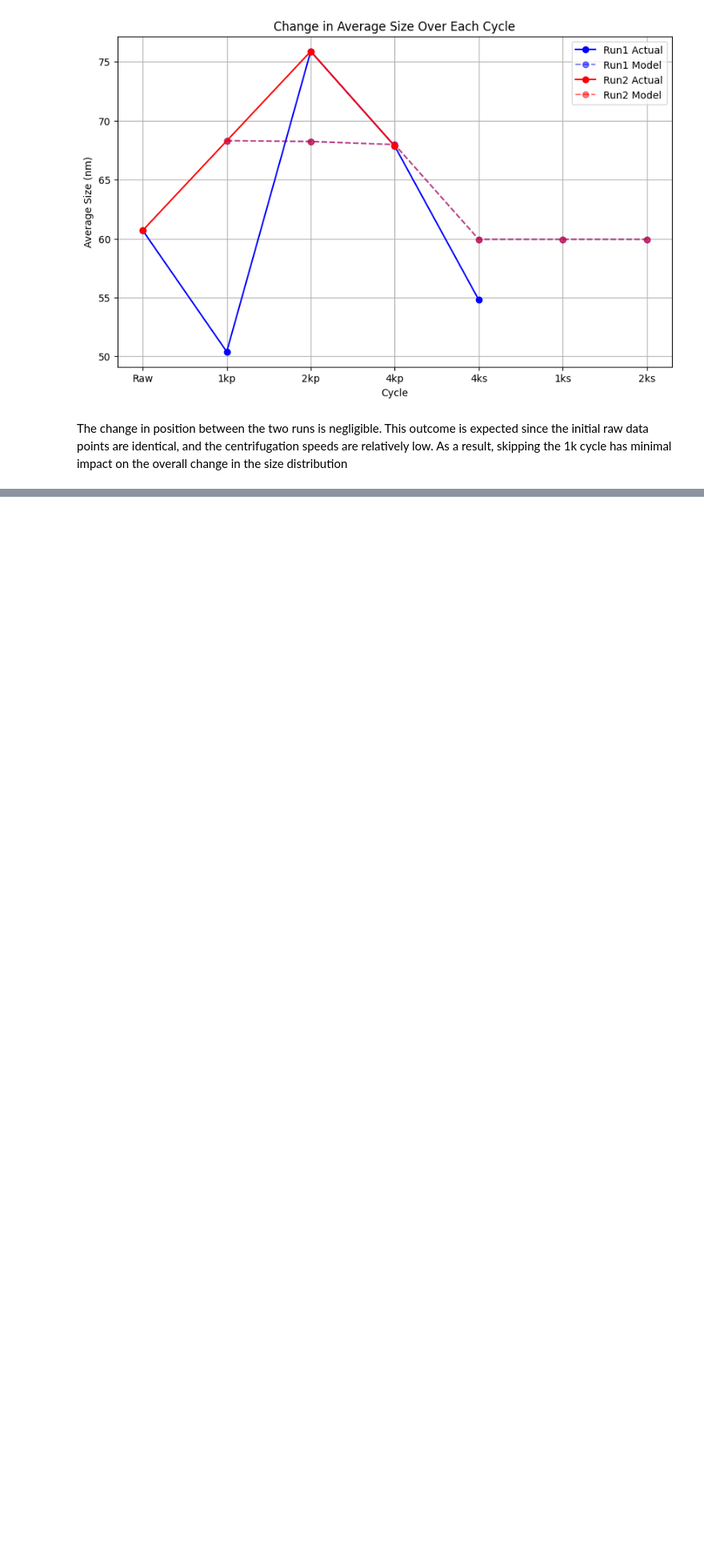
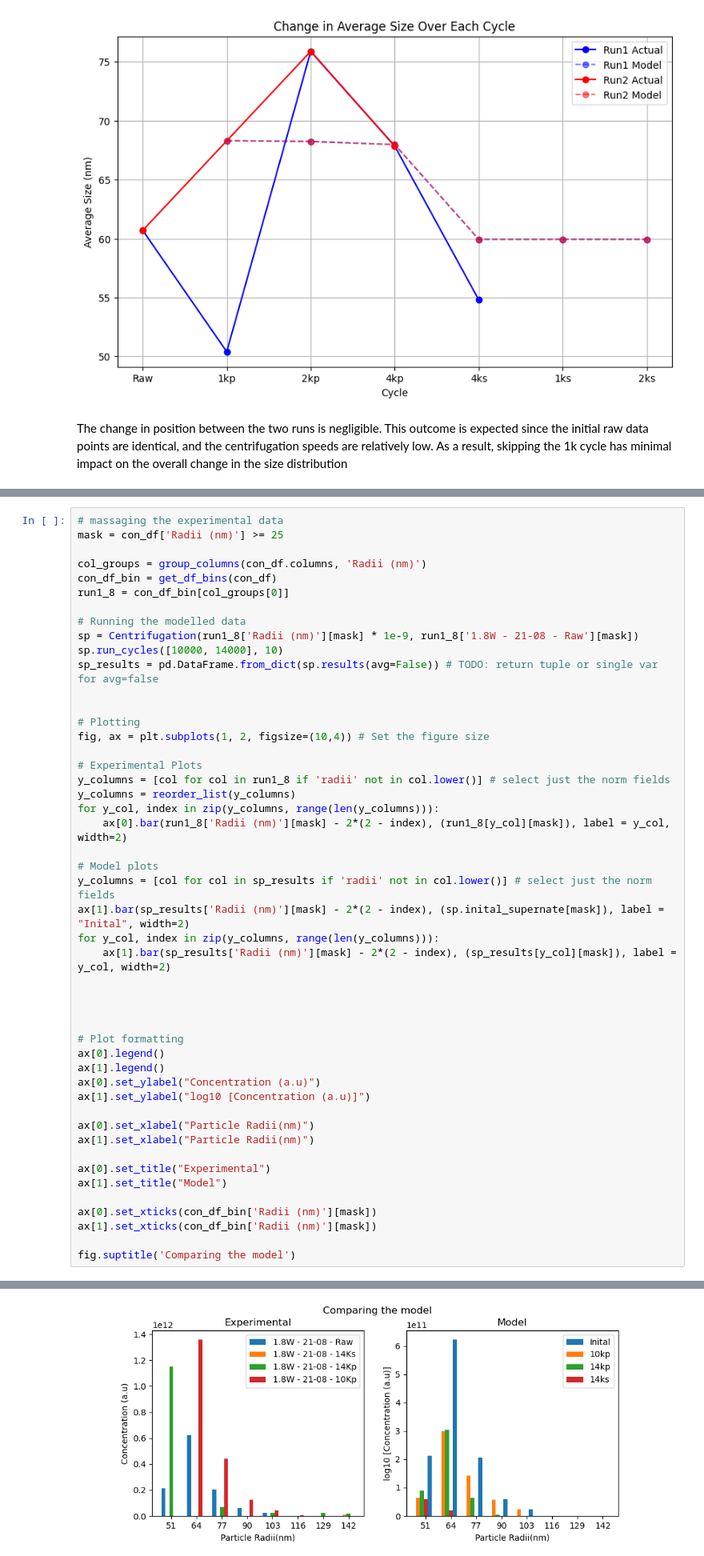
Before and after one commit to williammcmp/Nano-Particle-Playground, a Jupyter notebook: Centrifugation Model.ipynb, the cells around one changed output, grey strips where cells are left out. Shown at 80% size. Saved outputs shown, nothing was run; the diff lists cells and outputs as text; blank space fills up the shorter version.

```diff
--- a/Centrifugation Model.ipynb
+++ b/Centrifugation Model.ipynb
@@ -1040,0 +1075,49 @@ The change in position between the two runs is negligible. This outcome is expec
+# %%
+# massaging the experimental data
+mask = con_df['Radii (nm)'] >= 25
+
+col_groups = group_columns(con_df.columns, 'Radii (nm)')
+con_df_bin = get_df_bins(con_df)
+run1_8 = con_df_bin[col_groups[0]]
+
+# Running the modelled data
+sp = Centrifugation(run1_8['Radii (nm)'][mask] * 1e-9, run1_8['1.8W - 21-08 - Raw'][mask])
+sp.run_cycles([10000, 14000], 10)
+sp_results = pd.DataFrame.from_dict(sp.results(avg=False)) # TODO: return tuple or single var for avg=false
+
+
+# Plotting
+fig, ax = plt.subplots(1, 2, figsize=(10,4)) # Set the figure size
+
+# Experimental Plots
+y_columns = [col for col in run1_8 if 'radii' not in col.lower()] # select just the norm fields
+y_columns = reorder_list(y_columns)
+for y_col, index in zip(y_columns, range(len(y_columns))):
+    ax[0].bar(run1_8['Radii (nm)'][mask] - 2*(2 - index), (run1_8[y_col][mask]), label = y_col, width=2)
+
+# Model plots
+y_columns = [col for col in sp_results if 'radii' not in col.lower()] # select just the norm fields
+ax[1].bar(sp_results['Radii (nm)'][mask] - 2*(2 - index), (sp.inital_supernate[mask]), label = "Inital", width=2)
+for y_col, index in zip(y_columns, range(len(y_columns))):
+    ax[1].bar(sp_results['Radii (nm)'][mask] - 2*(2 - index), (sp_results[y_col][mask]), label = y_col, width=2)
+
+
+
+
+# Plot formatting
+ax[0].legend()
+ax[1].legend()
+ax[0].set_ylabel("Concentration (a.u)")
+ax[1].set_ylabel("log10 [Concentration (a.u)]")
+
+ax[0].set_xlabel("Particle Radii(nm)")
+ax[1].set_xlabel("Particle Radii(nm)")
+
+ax[0].set_title("Experimental")
+ax[1].set_title("Model")
+
+ax[0].set_xticks(con_df_bin['Radii (nm)'][mask])
+ax[1].set_xticks(con_df_bin['Radii (nm)'][mask])
+
+fig.suptitle('Comparing the model')
+# %% [output]
@@ -1040,0 +1128 @@ The change in position between the two runs is negligible. This outcome is expec
+[figure, added]
```
Also changed, not shown: parts of 12 cells of this notebook, 1 other file.
